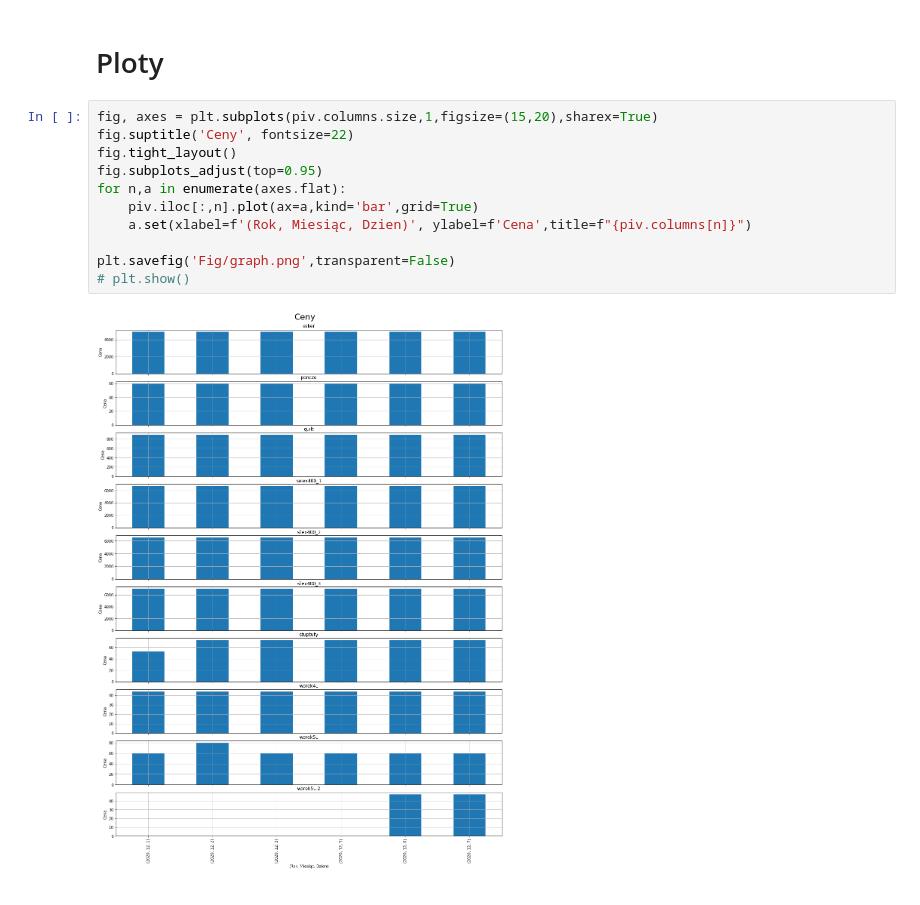
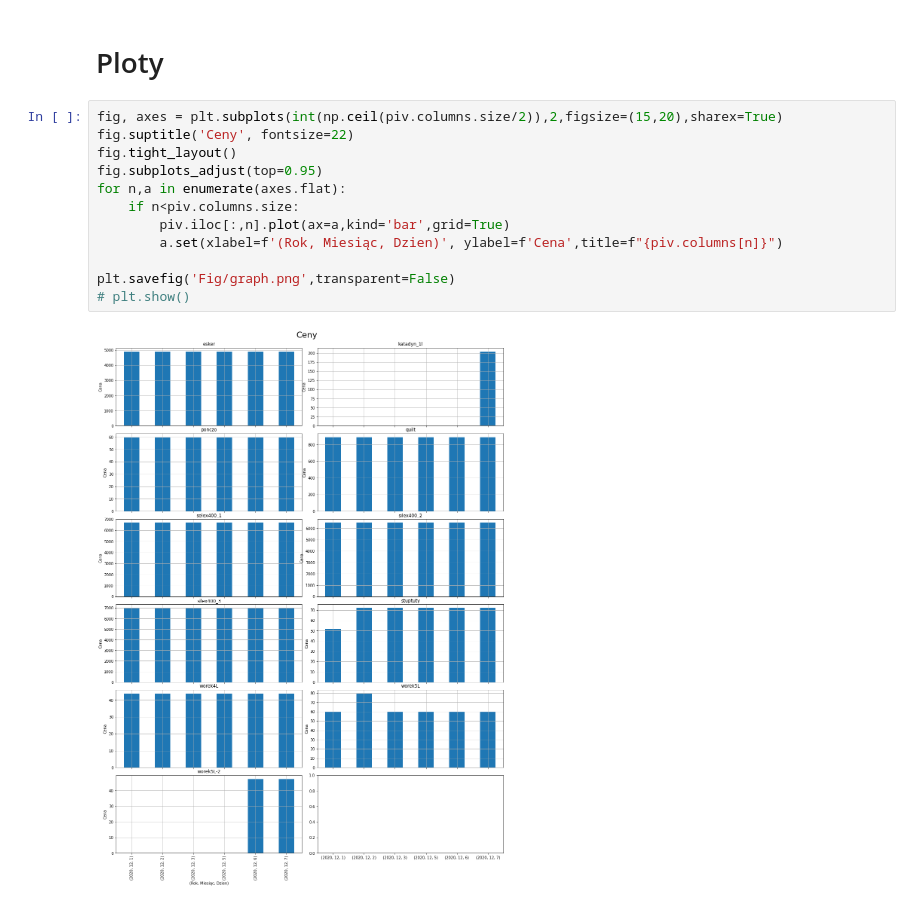
Before and after one commit to truecapehorn/MyScrapper, a Jupyter notebook: pandas_operations.ipynb, the cells around one changed output. Saved outputs shown, nothing was run; the diff lists cells and outputs as text.

```diff
--- a/pandas_operations.ipynb
+++ b/pandas_operations.ipynb
@@ -132,15 +136,16 @@ df_diff=piv[filtr1]
 # %% [markdown]
 # Ploty
 # %%
-fig, axes = plt.subplots(piv.columns.size,1,figsize=(15,20),sharex=True)
+fig, axes = plt.subplots(int(np.ceil(piv.columns.size/2)),2,figsize=(15,20),sharex=True)
 fig.suptitle('Ceny', fontsize=22)
 fig.tight_layout()
 fig.subplots_adjust(top=0.95)
 for n,a in enumerate(axes.flat):
-    piv.iloc[:,n].plot(ax=a,kind='bar',grid=True)
-    a.set(xlabel=f'(Rok, Miesiąc, Dzien)', ylabel=f'Cena',title=f"{piv.columns[n]}")
+    if n<piv.columns.size:
+        piv.iloc[:,n].plot(ax=a,kind='bar',grid=True)
+        a.set(xlabel=f'(Rok, Miesiąc, Dzien)', ylabel=f'Cena',title=f"{piv.columns[n]}")
 
 plt.savefig('Fig/graph.png',transparent=False)
 # plt.show()
 # %% [output]
-[figure, old version]
+[figure, new version]
```
Also changed, not shown: parts of 5 cells of this notebook, 5 other files.
